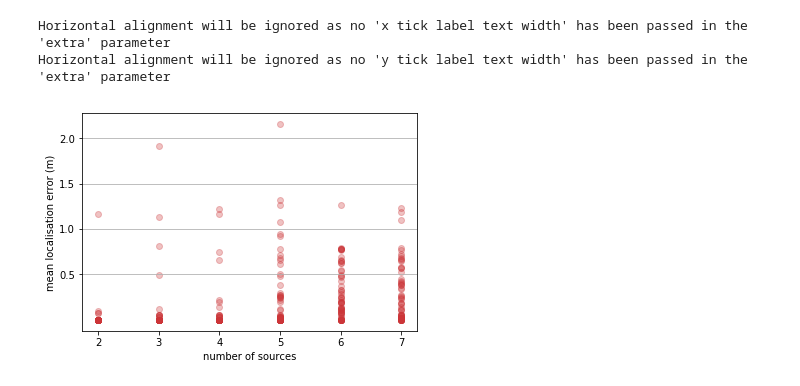
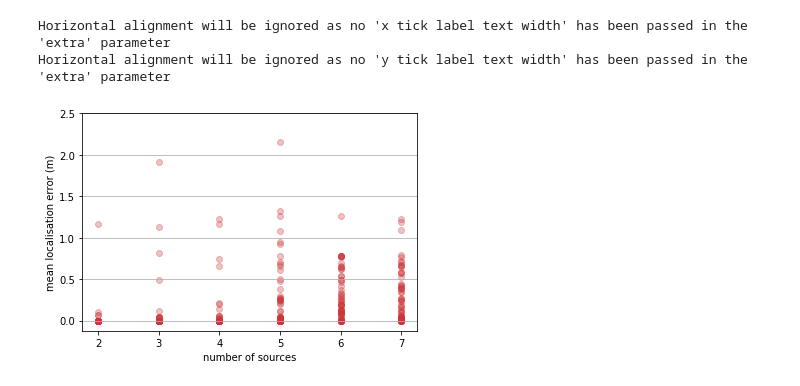
Before and after one commit to jannismain/fau-lnt-source-tracking-code, a Jupyter notebook: python/analysis.ipynb, the cells around one changed output. Drawn from its saved outputs; the diff is of its cells as text; code cells hidden in the pictures.

```diff
--- a/python/analysis.ipynb
+++ b/python/analysis.ipynb
@@ -12,8 +24,25 @@ import pandas as pd
 import matplotlib
 import numpy as np
 import matplotlib.pyplot as plt
+from matplotlib2tikz import save as _tikz_save
 
-path_root = '../matlab/mainczjs/evaluation/results/'
+NAME_SCATTER_PLOT = NAME_EVALUATION+'-scatter.tex'
+NAME_BOX_PLOT = NAME_EVALUATION+'-box.tex'
+NAME_BAR_PLOT = NAME_EVALUATION+'-bar.tex'
+NAME_SUMMARY_TABLE = NAME_EVALUATION+'-summary.tex'
+NAME_PERFECT_MATCHES_PLOT = NAME_EVALUATION+'-perfect-matches-bar.tex'
+NAME_DATAFRAME = NAME_EVALUATION+'-dataframe.pkl'
+NAME_DATAFRAME_OTHER = NAME_EVALUATION_OTHER+'-dataframe.pkl'
+
+PATH_ROOT = '../matlab/mainczjs/evaluation/results/'
+PATH_LATEX_PLOTS = '../latex/data/plots/'
+PATH_LATEX_TABLES = '../latex/data/tables/'
+
+PATH_SCATTER_PLOT = path.join(PATH_LATEX_PLOTS, NAME_SCATTER_PLOT)
+PATH_BOX_PLOT = path.join(PATH_LATEX_PLOTS, NAME_BOX_PLOT)
+PATH_BAR_PLOT = path.join(PATH_LATEX_PLOTS, NAME_BAR_PLOT)
+PATH_LATEX_SUMMARY_TABLE = path.join(PATH_LATEX_TABLES, NAME_SUMMARY_TABLE)
+
 lms_red = (204/255, 53/255, 56/255)
 
 def _get_trial_index(t):
@@ -33,3 +62,13 @@ def is_x1_correct(row):
         if abs(row["y1"]-row["y1est"]) > 0.001:
             return 1
     return 0
+
+def tikz_save(*args, **kwargs):
+    """Wrapper for tikz_save function, that always suppresses additional info output"""
+    kwargs['show_info'] = False
+    _tikz_save(*args, **kwargs)
+
+def adjust_y_axis(step_size, digits=0, min=None):
+    start, end = plt.axes().get_ylim()
+    if min==None: min=start
+    plt.yticks(np.arange(min, round(end+step_size, digits), step_size))
@@ -149,15 +174,16 @@ Horizontal alignment will be ignored as no 'y tick label text width' has been pa
 # %%
-x = pd.to_numeric(dfs['sources'].values)  # without to_numeric(), tikz_save() fails (TypeError: str instead of int)
-y = dfs['err'].values
+# Scatter Plot
+x = pd.to_numeric(results['n_sources'].values)  # without to_numeric(), tikz_save() fails (TypeError: str instead of int)
+y = results["err_mean"].values
 plt.scatter(x, y, alpha=0.3, c=lms_red)
 plt.xticks(n_sources_range)
-plt.yticks([0.5, 1.0, 1.5, 2.0])
+adjust_y_axis(step_size=0.5, digits=2, min=0)
 plt.grid(True, axis='y')
 plt.xlabel("number of sources")
 plt.ylabel("mean localisation error (m)")
-# plt.show()
-tikz_save('../latex/data/plots/mean-err-n-sources-scatter.tex', show_info=False)
+if EXPORT:
+    tikz_save(PATH_SCATTER_PLOT, show_info=False)
 # %% [output]
 Horizontal alignment will be ignored as no 'x tick label text width' has been passed in the 'extra' parameter
 Horizontal alignment will be ignored as no 'y tick label text width' has been passed in the 'extra' parameter
-[figure, old version]
+[figure, new version]
```
Also changed, not shown: parts of 19 cells of this notebook.
